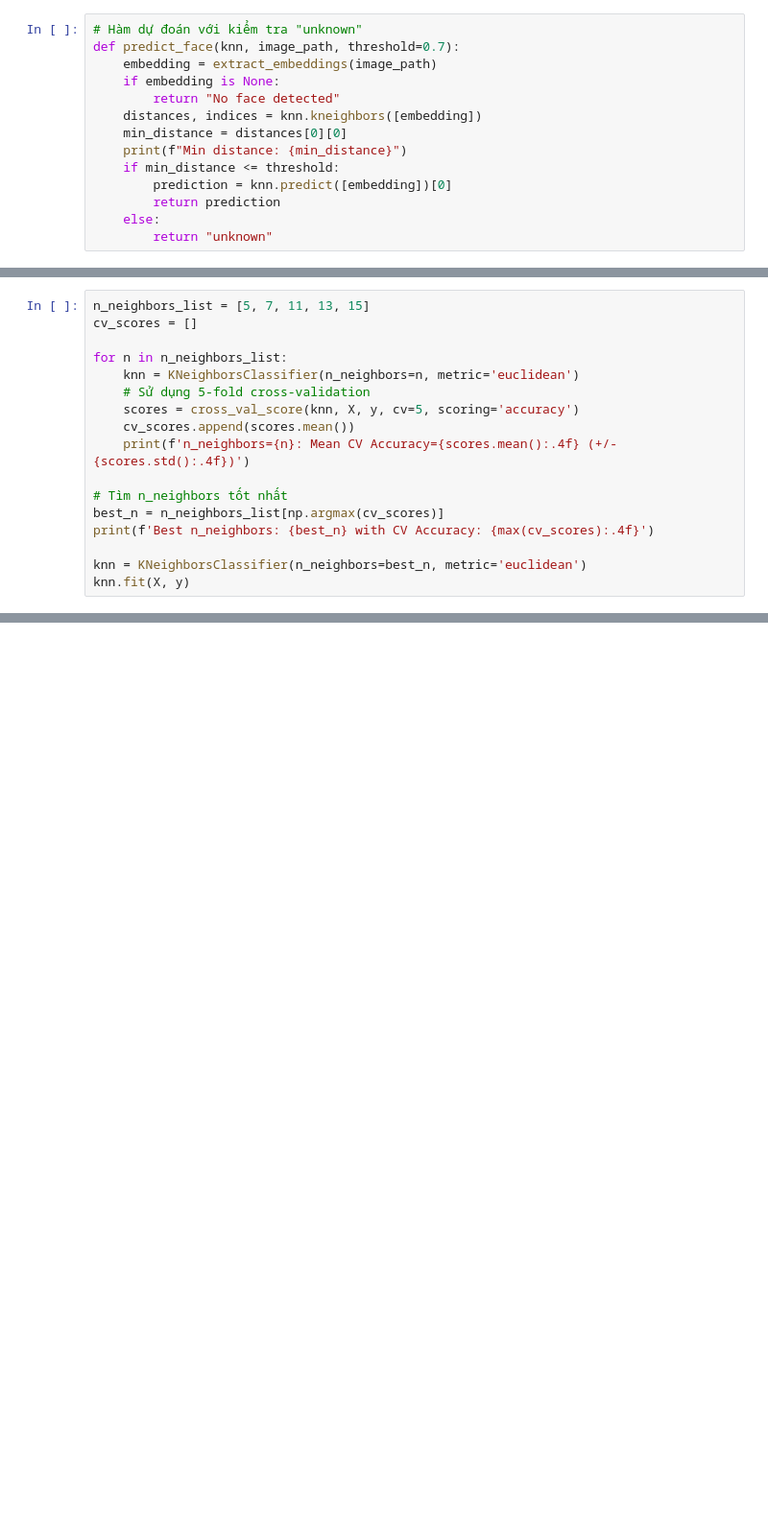
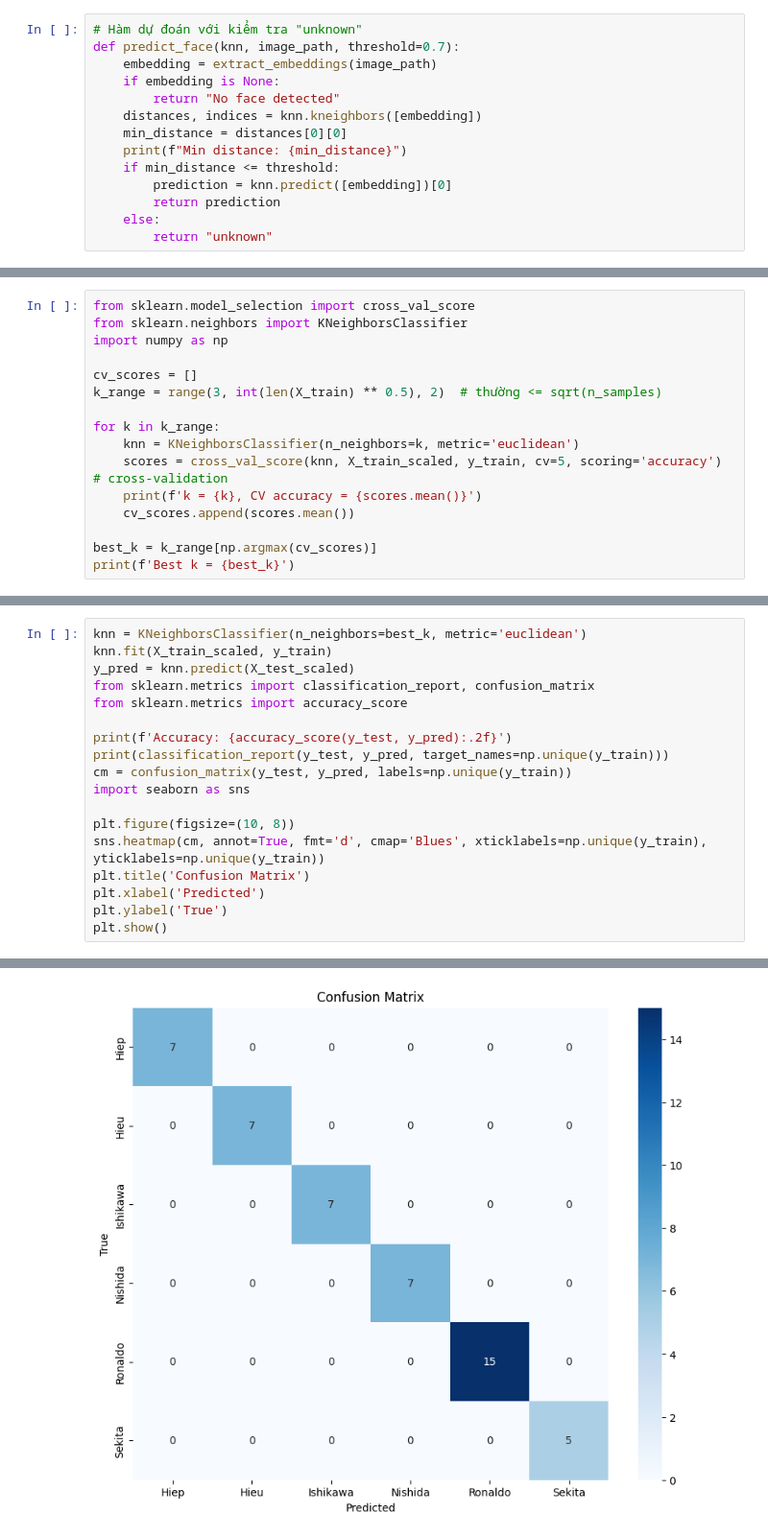
Before and after one commit to PeihPeih/ChamCongTuDong, a Jupyter notebook: face_recognize_timekeeping/Notebook/a.ipynb, the cells around one changed output, grey strips where cells are left out. Shown at 96% size. Cells and saved outputs as stored; diff of their text form; blank space fills up the shorter version.

```diff
--- a/face_recognize_timekeeping/Notebook/a.ipynb
+++ b/face_recognize_timekeeping/Notebook/a.ipynb
@@ -126,18 +174,17 @@ y: ['Hiep' 'Hiep' 'Hiep' 'Hiep' 'Hiep' 'Hiep' 'Hiep' 'Hiep' 'Hiep' 'Hiep'
 # %%
-n_neighbors_list = [5, 7, 11, 13, 15]
+from sklearn.model_selection import cross_val_score
+from sklearn.neighbors import KNeighborsClassifier
+import numpy as np
+
 cv_scores = []
+k_range = range(3, int(len(X_train) ** 0.5), 2)  # thường <= sqrt(n_samples)
 
-for n in n_neighbors_list:
-    knn = KNeighborsClassifier(n_neighbors=n, metric='euclidean')
-    # Sử dụng 5-fold cross-validation
-    scores = cross_val_score(knn, X, y, cv=5, scoring='accuracy')
+for k in k_range:
+    knn = KNeighborsClassifier(n_neighbors=k, metric='euclidean')
+    scores = cross_val_score(knn, X_train_scaled, y_train, cv=5, scoring='accuracy')  # cross-validation
+    print(f'k = {k}, CV accuracy = {scores.mean()}')
     cv_scores.append(scores.mean())
-    print(f'n_neighbors={n}: Mean CV Accuracy={scores.mean():.4f} (+/- {scores.std():.4f})')
 
-# Tìm n_neighbors tốt nhất
-best_n = n_neighbors_list[np.argmax(cv_scores)]
-print(f'Best n_neighbors: {best_n} with CV Accuracy: {max(cv_scores):.4f}')
-
-knn = KNeighborsClassifier(n_neighbors=best_n, metric='euclidean')
-knn.fit(X, y)
+best_k = k_range[np.argmax(cv_scores)]
+print(f'Best k = {best_k}')
 # %% [output]
@@ -198,0 +205,19 @@ Predicted: NV001
+# %%
+knn = KNeighborsClassifier(n_neighbors=best_k, metric='euclidean')
+knn.fit(X_train_scaled, y_train)
+y_pred = knn.predict(X_test_scaled)
+from sklearn.metrics import classification_report, confusion_matrix
+from sklearn.metrics import accuracy_score
+
+print(f'Accuracy: {accuracy_score(y_test, y_pred):.2f}')
+print(classification_report(y_test, y_pred, target_names=np.unique(y_train)))
+cm = confusion_matrix(y_test, y_pred, labels=np.unique(y_train))
+import seaborn as sns
+
+plt.figure(figsize=(10, 8))
+sns.heatmap(cm, annot=True, fmt='d', cmap='Blues', xticklabels=np.unique(y_train), yticklabels=np.unique(y_train))
+plt.title('Confusion Matrix')
+plt.xlabel('Predicted')
+plt.ylabel('True')
+plt.show()
+# %% [output]
@@ -198,0 +237 @@ Predicted: NV001
+[figure, added]
```
Also changed, not shown: parts of 14 cells of this notebook, 58 other files.
